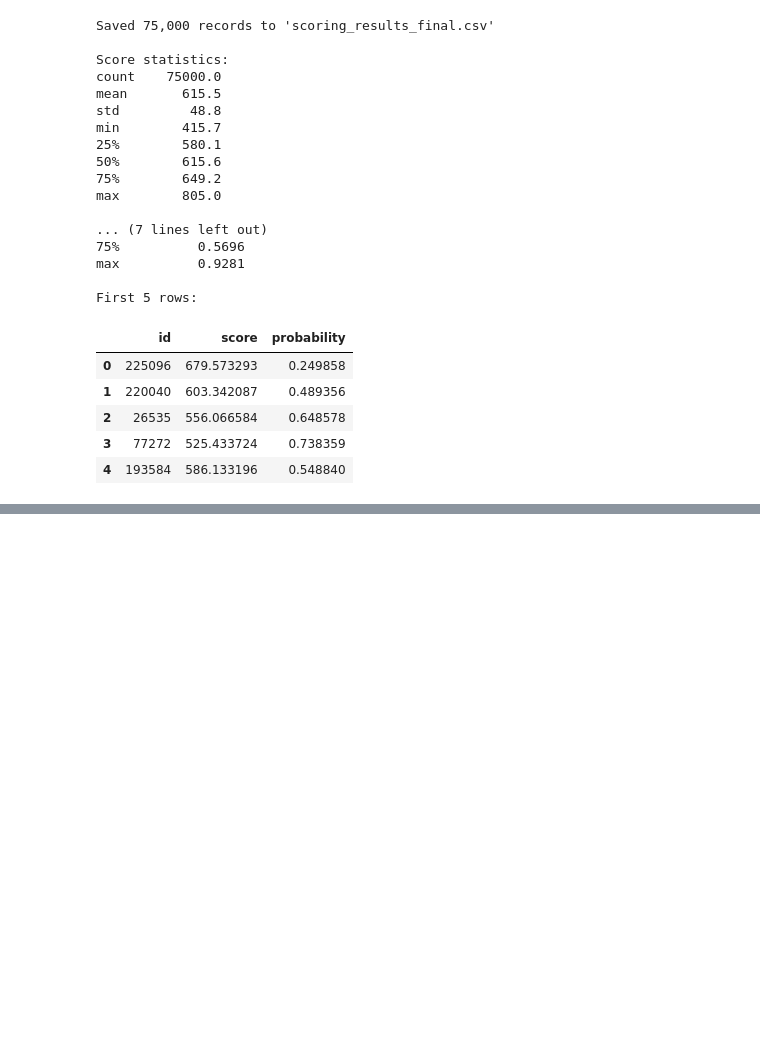
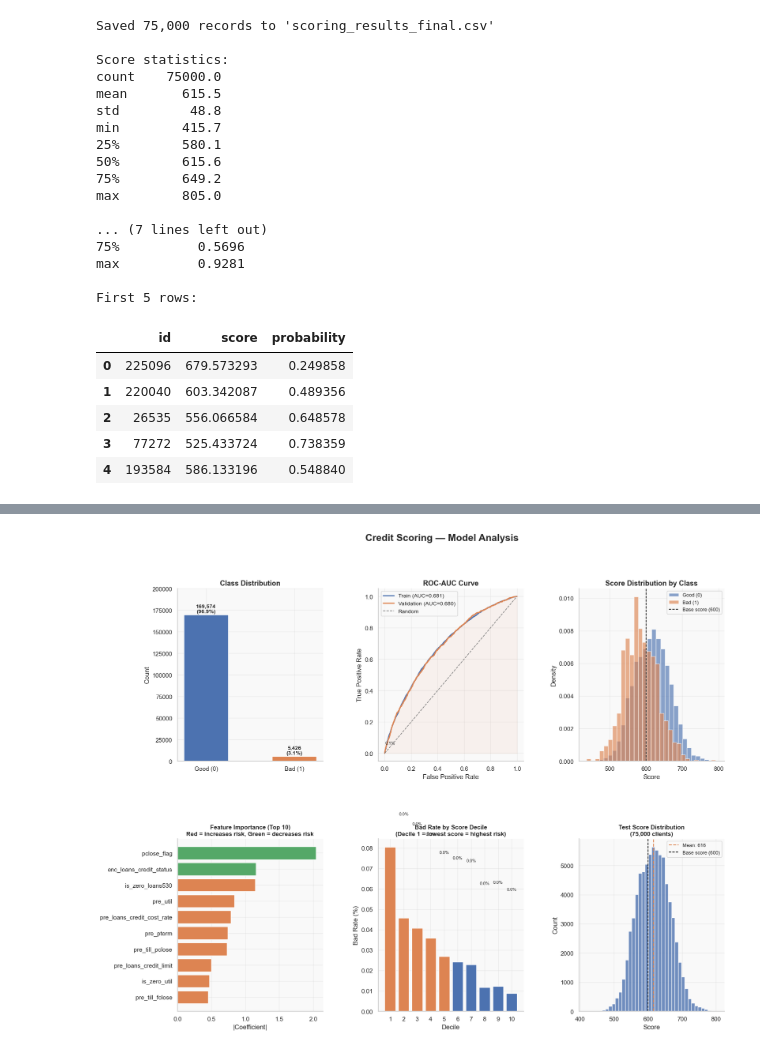
Before and after one commit to assiyabaubekova/Credit-scoring, a Jupyter notebook: credit_scoring.ipynb, the cells around one changed output, grey strips where cells are left out. Cells and saved outputs as stored; diff of their text form; code cells hidden in the pictures; blank space fills up the shorter version.

```diff
--- a/credit_scoring.ipynb
+++ b/credit_scoring.ipynb
@@ -617 +619,96 @@ First 5 rows:
+# %%
+import matplotlib.gridspec as gridspec
+
+plt.rcParams.update({
+    'axes.spines.top': False,
+    'axes.spines.right': False,
+    'axes.grid': True,
+    'grid.alpha': 0.3,
+    'figure.facecolor': 'white',
+    'axes.facecolor': '#f9f9f9',
+})
+BLUE  = '#4C72B0'
+RED   = '#DD8452'
+GREEN = '#55A868'
+
+fig = plt.figure(figsize=(18, 14))
+fig.suptitle('Credit Scoring — Model Analysis', fontsize=18, fontweight='bold', y=0.98)
+gs = gridspec.GridSpec(2, 3, figure=fig, hspace=0.45, wspace=0.38)
+
+# 1. Class Distribution
+ax1 = fig.add_subplot(gs[0, 0])
+counts = y.value_counts().sort_index()
+bars = ax1.bar(['Good (0)', 'Bad (1)'], counts.values, color=[BLUE, RED], width=0.5, edgecolor='white')
+for bar, val in zip(bars, counts.values):
+    ax1.text(bar.get_x() + bar.get_width()/2, bar.get_height() + 800,
+             f'{val:,}\n({val/len(y)*100:.1f}%)', ha='center', va='bottom', fontsize=10, fontweight='bold')
+ax1.set_title('Class Distribution', fontsize=13, fontweight='bold')
+ax1.set_ylabel('Count')
+ax1.set_ylim(0, counts.max() * 1.18)
+
+# 2. ROC Curve
+ax2 = fig.add_subplot(gs[0, 1])
+for scores, y_true, label, color in [
+    (tr_scores,  y_tr.values,  'Train',      BLUE),
+    (val_scores, y_val.values, 'Validation', RED),
+]:
+    fpr, tpr, _ = roc_curve(y_true, -scores)
+    auc = roc_auc_score(y_true, -scores)
+    ax2.plot(fpr, tpr, label=f'{label} (AUC={auc:.3f})', color=color, lw=2)
+ax2.plot([0,1],[0,1], color='gray', lw=1.2, linestyle='--', label='Random')
+ax2.fill_between(*roc_curve(y_val.values, -val_scores)[:2], alpha=0.07, color=RED)
+ax2.set_title('ROC-AUC Curve', fontsize=13, fontweight='bold')
+ax2.set_xlabel('False Positive Rate')
+ax2.set_ylabel('True Positive Rate')
+ax2.legend(fontsize=10)
+
+# 3. Score Distribution by Class
+ax3 = fig.add_subplot(gs[0, 2])
+df_val_plot = pd.DataFrame({'score': val_scores, 'flag': y_val.values})
+for cls, color, label in [(0, BLUE, 'Good (0)'), (1, RED, 'Bad (1)')]:
+    ax3.hist(df_val_plot[df_val_plot['flag']==cls]['score'], bins=30, alpha=0.65,
+             color=color, label=label, edgecolor='white', density=True)
+ax3.axvline(600, color='black', linestyle='--', lw=1.2, label='Base score (600)')
+ax3.set_title('Score Distribution by Class', fontsize=13, fontweight='bold')
+ax3.set_xlabel('Score')
+ax3.set_ylabel('Density')
+ax3.legend(fontsize=9)
+
+# 4. Feature Importance
+ax4 = fig.add_subplot(gs[1, 0])
+top10 = feature_importance.head(10).sort_values('abs_coef', ascending=True)
+colors = [RED if c < 0 else GREEN for c in top10['coef']]
+ax4.barh(top10['feature'], top10['abs_coef'], color=colors, edgecolor='white')
+ax4.set_title('Feature Importance (Top 10)\nRed = increases risk, Green = decreases risk',
+              fontsize=11, fontweight='bold')
+ax4.set_xlabel('|Coefficient|')
+
+# 5. Bad Rate by Decile
+ax5 = fig.add_subplot(gs[1, 1])
+bar_colors = [RED if r > decile_stats['bad_rate'].median() else BLUE for r in decile_stats['bad_rate']]
+bars = ax5.bar(decile_stats['decile'], decile_stats['bad_rate'], color=bar_colors, edgecolor='white')
+for bar, val in zip(bars, decile_stats['bad_rate']):
+    ax5.text(bar.get_x() + bar.get_width()/2, bar.get_height() + 0.05,
+             f'{val:.1f}%', ha='center', va='bottom', fontsize=8)
+ax5.set_title('Bad Rate by Score Decile\n(Decile 1 = lowest score = highest risk)',
+              fontsize=11, fontweight='bold')
+ax5.set_xlabel('Decile')
+ax5.set_ylabel('Bad Rate (%)')
+ax5.set_xticks(decile_stats['decile'])
+
+# 6. Test Score Distribution
+ax6 = fig.add_subplot(gs[1, 2])
+ax6.hist(results['score'], bins=40, color=BLUE, edgecolor='white', alpha=0.8)
+ax6.axvline(results['score'].mean(), color=RED, linestyle='--', lw=1.5,
+            label=f'Mean: {results["score"].mean():.0f}')
+ax6.axvline(600, color='black', linestyle='--', lw=1.2, label='Base score (600)')
+ax6.set_title('Test Score Distribution\n(75,000 clients)', fontsize=11, fontweight='bold')
+ax6.set_xlabel('Score')
+ax6.set_ylabel('Count')
+ax6.legend(fontsize=9)
+
+plt.savefig('visualization_credit.png', dpi=150, bbox_inches='tight')
+plt.show()
+# %% [output]
+[figure, added]
 # %% [markdown]
```
Also changed, not shown: parts of 2 cells of this notebook, 1 other file.
